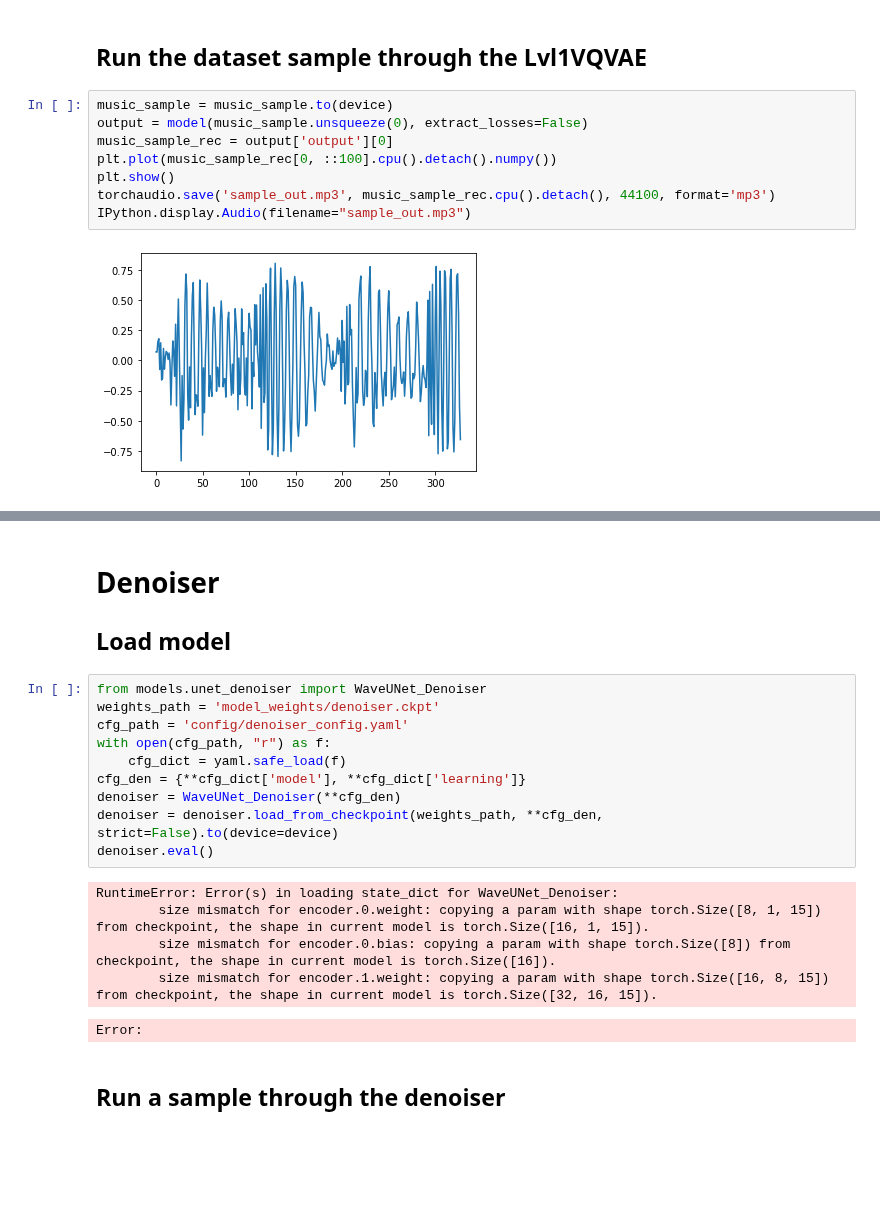
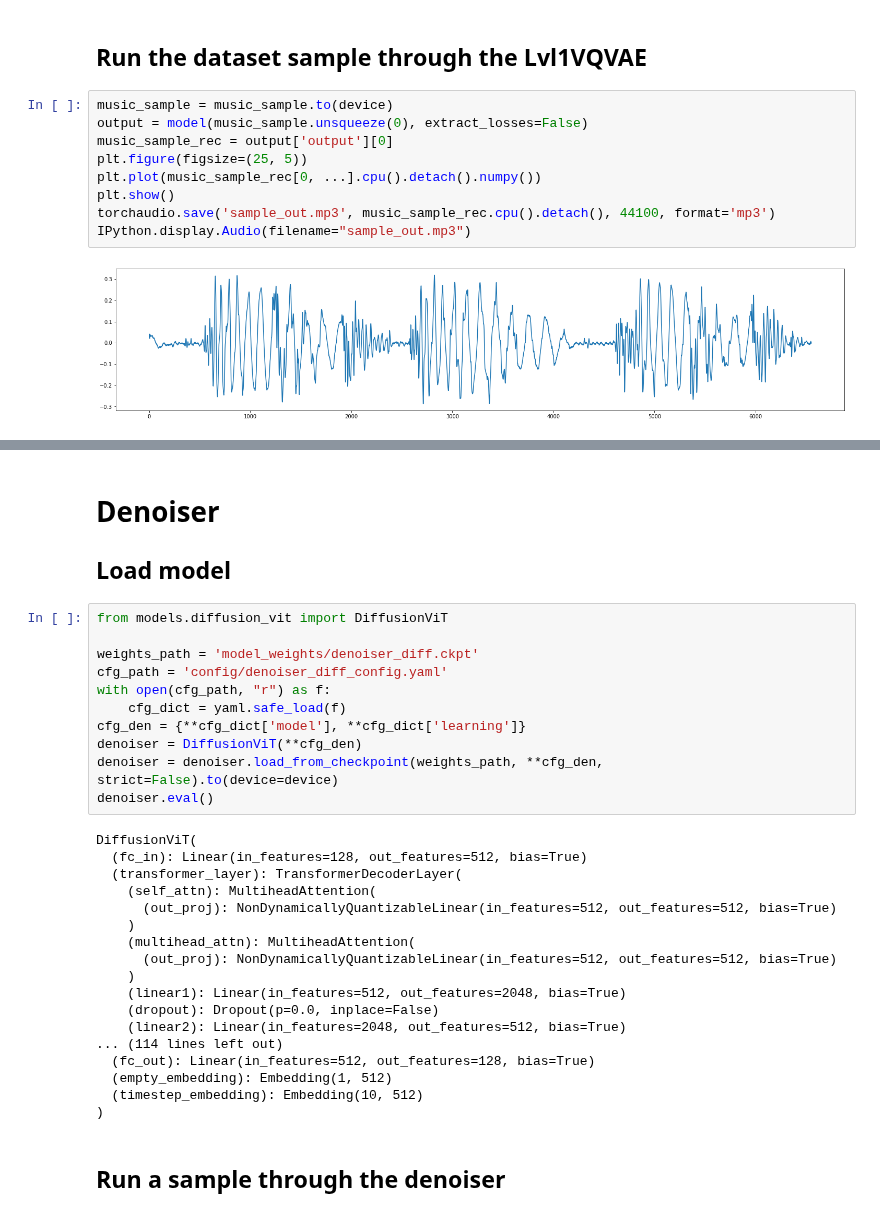
Before and after one commit to VovaTch/Infected_hdiff, a Jupyter notebook: test_lvl1_vqvae.ipynb, the cells around one changed output, grey strips where cells are left out. Saved outputs shown, nothing was run; the diff lists cells and outputs as text; blank space fills up the shorter version.

Commit message:
Diffusion model can train, and now we can also test the output

```diff
--- a/test_lvl1_vqvae.ipynb
+++ b/test_lvl1_vqvae.ipynb
@@ -100,34 +101,48 @@ Music file data/music_samples/000-datatensor.pt is loaded.
 # %%
 music_sample = music_sample.to(device)
 output = model(music_sample.unsqueeze(0), extract_losses=False)
 music_sample_rec = output['output'][0]
-plt.plot(music_sample_rec[0, ::100].cpu().detach().numpy())
+plt.figure(figsize=(25, 5))
+plt.plot(music_sample_rec[0, ...].cpu().detach().numpy())
 plt.show()
 torchaudio.save('sample_out.mp3', music_sample_rec.cpu().detach(), 44100, format='mp3')
 IPython.display.Audio(filename="sample_out.mp3")
 # %% [output]
-[figure, old version]
+[figure, new version]
 [interactive output not drawn]
 # %% [markdown]
 # Denoiser
 
 ## Load model
 # %%
-from models.unet_denoiser import WaveUNet_Denoiser
-weights_path = 'model_weights/denoiser.ckpt'
-cfg_path = 'config/denoiser_config.yaml'
+from models.diffusion_vit import DiffusionViT
+
+weights_path = 'model_weights/denoiser_diff.ckpt'
+cfg_path = 'config/denoiser_diff_config.yaml'
 with open(cfg_path, "r") as f:
     cfg_dict = yaml.safe_load(f)
 cfg_den = {**cfg_dict['model'], **cfg_dict['learning']}
-denoiser = WaveUNet_Denoiser(**cfg_den)
+denoiser = DiffusionViT(**cfg_den)
 denoiser = denoiser.load_from_checkpoint(weights_path, **cfg_den, strict=False).to(device=device)
 denoiser.eval()
 # %% [output]
-RuntimeError: Error(s) in loading state_dict for WaveUNet_Denoiser:
-        size mismatch for encoder.0.weight: copying a param with shape torch.Size([8, 1, 15]) from checkpoint, the shape in current model is torch.Size([16, 1, 15]).
-        size mismatch for encoder.0.bias: copying a param with shape torch.Size([8]) from checkpoint, the shape in current model is torch.Size([16]).
-        size mismatch for encoder.1.weight: copying a param with shape torch.Size([16, 8, 15]) from checkpoint, the shape in current model is torch.Size([32, 16, 15]).
+DiffusionViT(
+  (fc_in): Linear(in_features=128, out_features=512, bias=True)
+  (transformer_layer): TransformerDecoderLayer(
+    (self_attn): MultiheadAttention(
+      (out_proj): NonDynamicallyQuantizableLinear(in_features=512, out_features=512, bias=True)
+    )
+    (multihead_attn): MultiheadAttention(
+      (out_proj): NonDynamicallyQuantizableLinear(in_features=512, out_features=512, bias=True)
+    )
+    (linear1): Linear(in_features=512, out_features=2048, bias=True)
+    (dropout): Dropout(p=0.0, inplace=False)
+    (linear2): Linear(in_features=2048, out_features=512, bias=True)
+... (114 lines left out)
+  (fc_out): Linear(in_features=512, out_features=128, bias=True)
+  (empty_embedding): Embedding(1, 512)
+  (timestep_embedding): Embedding(10, 512)
+)
-Error:
 # %% [markdown]
 ## Run a sample through the denoiser
 # %%
```
Also changed, not shown: parts of 2 cells of this notebook, 4 other files.
